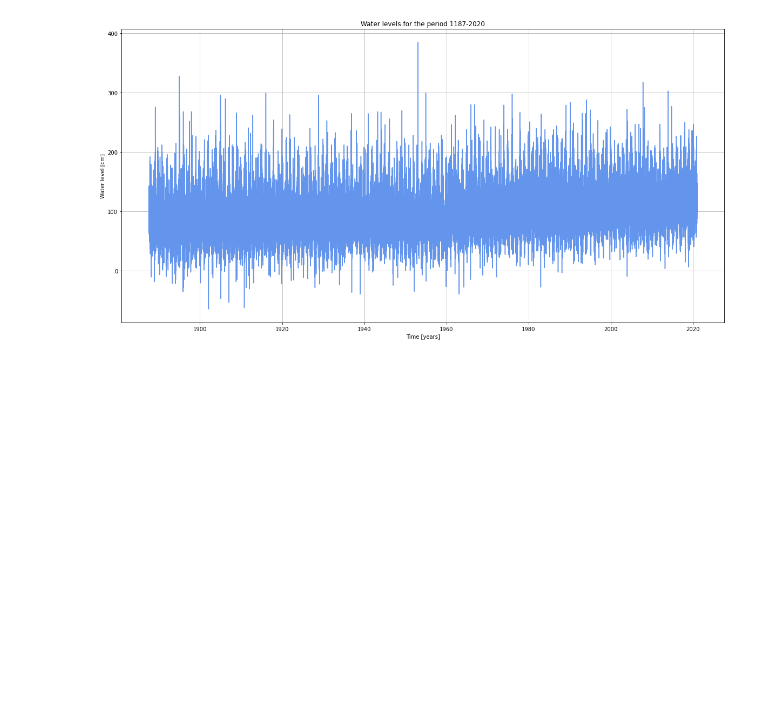
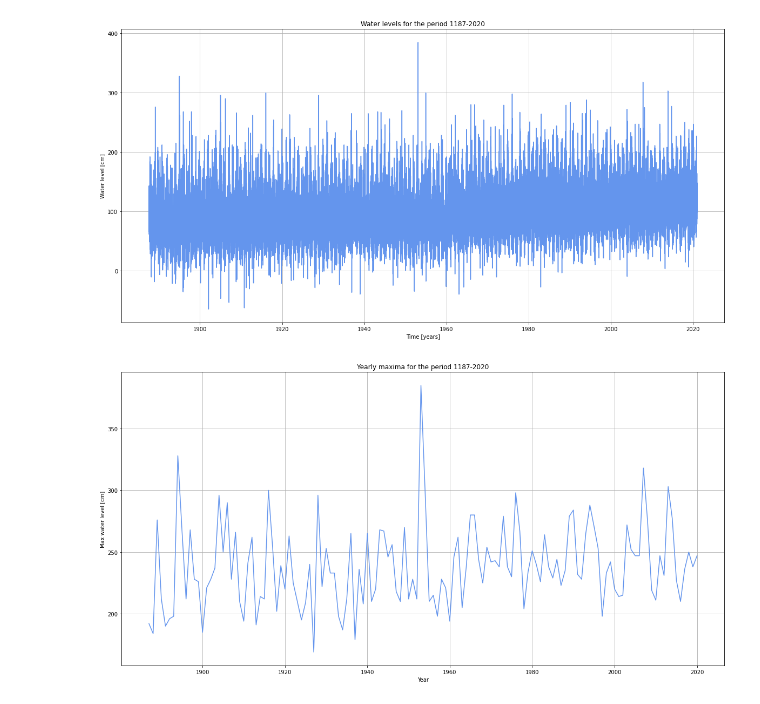
Before and after one commit to wwaasdorp/MORE_THE_BEST_GROUP, a Jupyter notebook: Watch_Data.ipynb, the cells around one changed output. Cells and saved outputs as stored; diff of their text form; code cells hidden in the pictures; blank space fills up the shorter version.

```diff
--- a/Watch_Data.ipynb
+++ b/Watch_Data.ipynb
@@ -27,21 +27,21 @@ plt.savefig('Complete_dataset.png')
 # %%
 ## Report yearly maxima for each year
 df['Year'] = df['Datetime'].dt.year
 df['Month'] = df['Datetime'].dt.month
 df['Day'] = df['Datetime'].dt.day
-df['Hour'] = df['Datetime'].dt.hour
-df['Minute'] = df['Datetime'].dt.minute
 
 ## Get maxima
 df_yearly_max = df.groupby('Year').max()
 df_yearly_max = df_yearly_max.reset_index()
 df_yearly_max = df_yearly_max[['Year', 'Value']]
 df_yearly_max.columns = ['Year', 'Max_value']
 
 ## Plot the yearly maxima
 plt.figure(figsize=(20,10))
 plt.plot(df_yearly_max['Year'], df_yearly_max['Max_value'], color = 'cornflowerblue')
 plt.xlabel('Year')
 plt.ylabel('Max water level [cm]')
 plt.title('Yearly maxima for the period 1187-2020')
 plt.grid()
+# %% [output]
+[figure, added]
```
Also changed, not shown: parts of 4 cells of this notebook, 1 other file.
